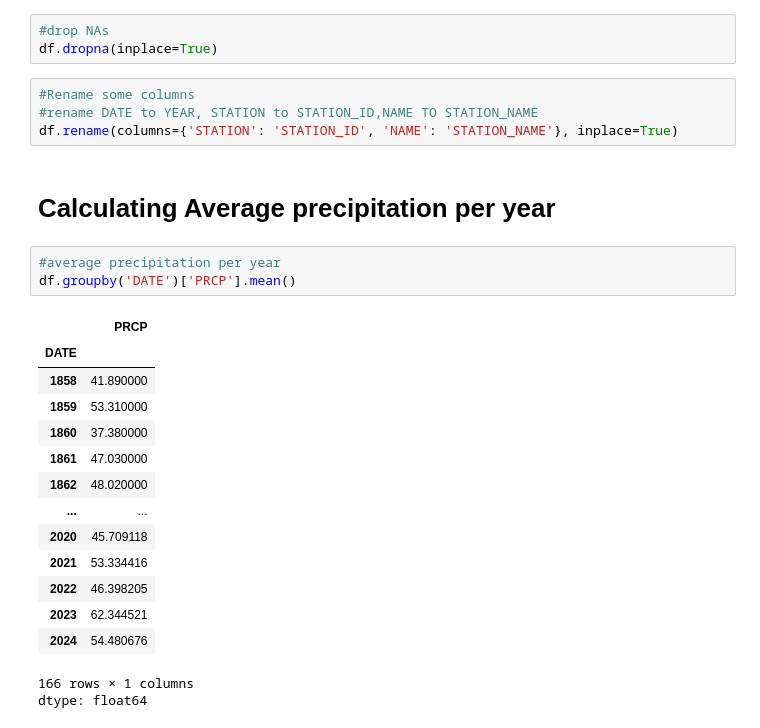
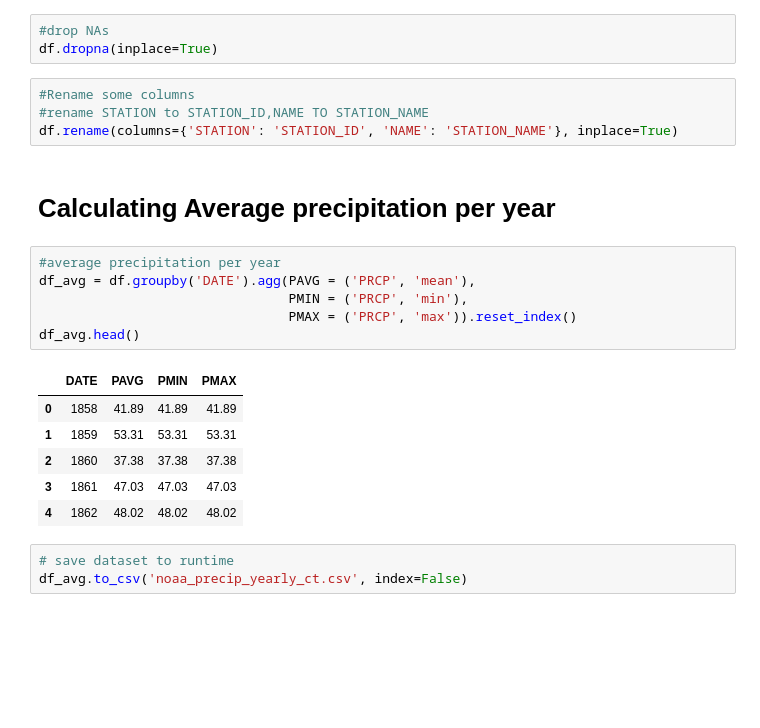
Before and after one commit to envirodatascience/final-project-insect-team, a Jupyter notebook: Precipitation_data.ipynb, the cells around one changed output. Drawn from its saved outputs; the diff is of its cells as text; blank space fills up the shorter version.

```diff
--- a/Precipitation_data.ipynb
+++ b/Precipitation_data.ipynb
@@ -118,26 +118,23 @@ df[df.isna().any(axis=1)].groupby('DATE').count()
 df.dropna(inplace=True)
 # %%
 #Rename some columns
-#rename DATE to YEAR, STATION to STATION_ID,NAME TO STATION_NAME
+#rename STATION to STATION_ID,NAME TO STATION_NAME
 df.rename(columns={'STATION': 'STATION_ID', 'NAME': 'STATION_NAME'}, inplace=True)
 # %% [markdown]
 # Calculating Average precipitation per year
 # %%
 #average precipitation per year
-df.groupby('DATE')['PRCP'].mean()
+df_avg = df.groupby('DATE').agg(PAVG = ('PRCP', 'mean'),
+                                PMIN = ('PRCP', 'min'),
+                                PMAX = ('PRCP', 'max')).reset_index()
+df_avg.head()
 # %% [output]
-|  | PRCP |
-| DATE |  |
-| 1858 | 41.890000 |
-| 1859 | 53.310000 |
-| 1860 | 37.380000 |
-| 1861 | 47.030000 |
-| 1862 | 48.020000 |
-| ... | ... |
-| 2020 | 45.709118 |
-| 2021 | 53.334416 |
-| 2022 | 46.398205 |
-| 2023 | 62.344521 |
-| 2024 | 54.480676 |
+|  | DATE | PAVG | PMIN | PMAX |
+| 0 | 1858 | 41.89 | 41.89 | 41.89 |
+| 1 | 1859 | 53.31 | 53.31 | 53.31 |
+| 2 | 1860 | 37.38 | 37.38 | 37.38 |
+| 3 | 1861 | 47.03 | 47.03 | 47.03 |
+| 4 | 1862 | 48.02 | 48.02 | 48.02 |
-166 rows × 1 columns
-dtype: float64
+# %%
+# save dataset to runtime
+df_avg.to_csv('noaa_precip_yearly_ct.csv', index=False)
```
Also changed, not shown: parts of 1 cell of this notebook.
